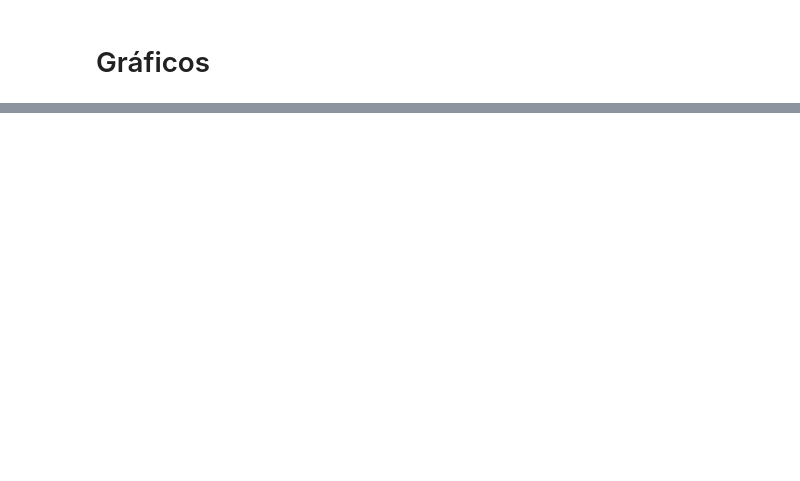
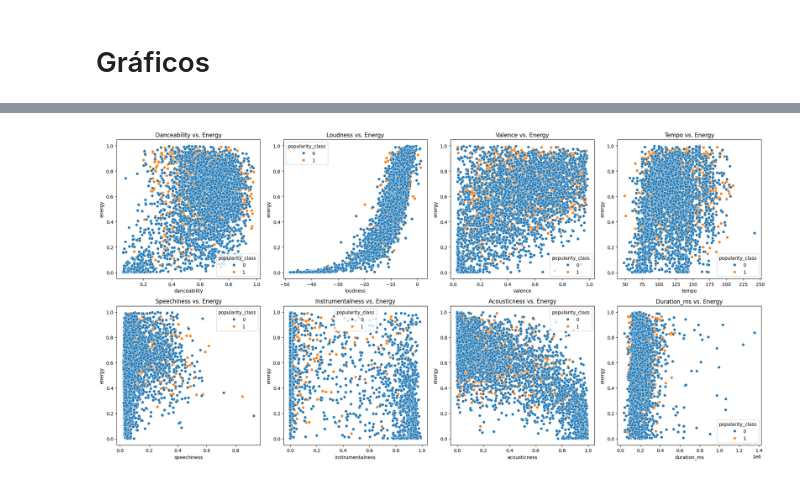
Before and after one commit to viniciuspxc/RPAD, a Jupyter notebook: notebooks/AnaliseExploratoria.ipynb, the cells around one changed output, grey strips where cells are left out. Saved outputs shown, nothing was run; the diff lists cells and outputs as text; code cells hidden in the pictures; blank space fills up the shorter version.

```diff
--- a/notebooks/AnaliseExploratoria.ipynb
+++ b/notebooks/AnaliseExploratoria.ipynb
@@ -122,0 +136,12 @@ Index(['energy', 'tempo', 'danceability', 'loudness', 'liveness', 'valence',
+# %%
+features_to_plot = ['danceability', 'loudness', 'valence', 'tempo', 'speechiness', 'instrumentalness', 'acousticness', 'duration_ms']
+
+fig, axes = plt.subplots(2, 4, figsize=(20, 10))
+axes = axes.flatten()
+for i, feature in enumerate(features_to_plot):
+    sns.scatterplot(data=df, x=feature, y='energy', hue='popularity_class', ax=axes[i])
+    axes[i].set_title(f'{feature.capitalize()} vs. Energy')
+plt.tight_layout()
+plt.show()
+# %% [output]
+[figure, added]
```
Also changed, not shown: parts of 14 cells of this notebook, 1 other file.
